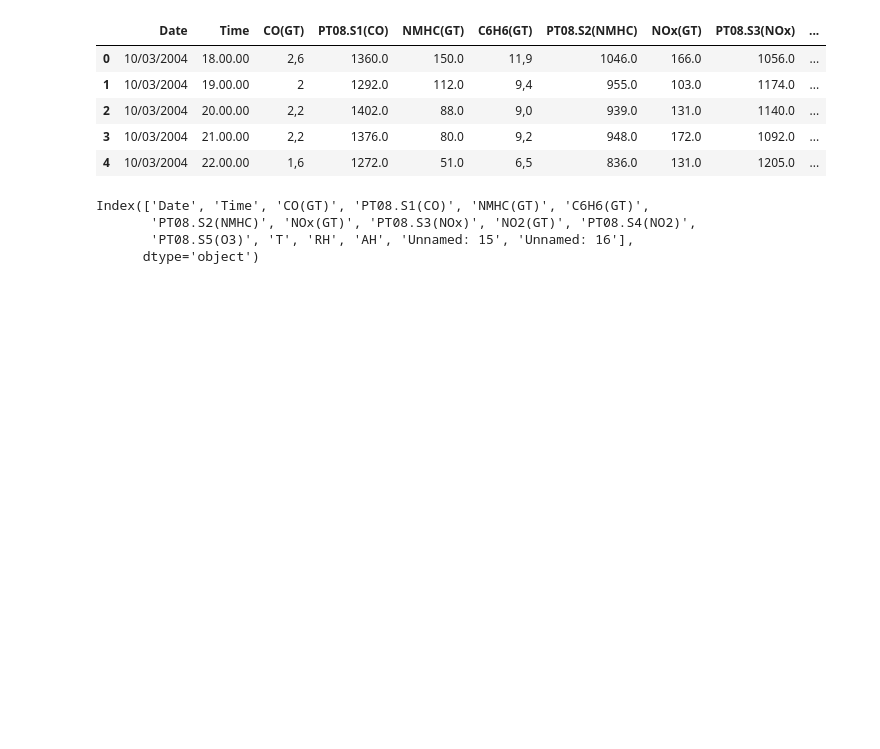
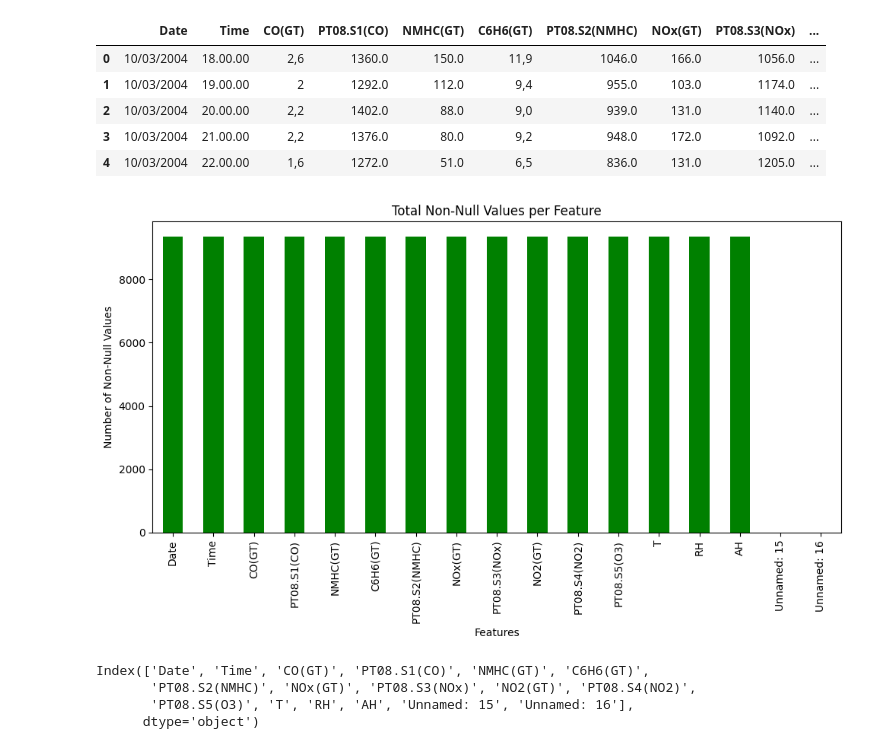
Before and after one commit to MohWasil/AFG-FTL-Group10, a Jupyter notebook: Air_pollution_quality_prediction.ipynb, the cells around one changed output. Saved outputs shown, nothing was run; the diff lists cells and outputs as text; code cells hidden in the pictures; blank space fills up the shorter version.

```diff
--- a/Air_pollution_quality_prediction.ipynb
+++ b/Air_pollution_quality_prediction.ipynb
@@ -59,6 +69,21 @@ data.head(5)
 | 2 | 10/03/2004 | 20.00.00 | 2,2 | 1402.0 | 88.0 | 9,0 | 939.0 | 131.0 | 1140.0 | ... |
 | 3 | 10/03/2004 | 21.00.00 | 2,2 | 1376.0 | 80.0 | 9,2 | 948.0 | 172.0 | 1092.0 | ... |
 | 4 | 10/03/2004 | 22.00.00 | 1,6 | 1272.0 | 51.0 | 6,5 | 836.0 | 131.0 | 1205.0 | ... |
+# %%
+# Ploting total Non Null values of features
+non_null_counts = data.notnull().sum()
+
+# screen size of plot
+plt.figure(figsize=(10, 6))
+non_null_counts.plot(kind='bar', color='green')
+plt.title('Total Non-Null Values per Feature')
+plt.xlabel('Features')
+plt.ylabel('Number of Non-Null Values')
+plt.xticks(rotation=90)
+plt.tight_layout()
+plt.show();
+# %% [output]
+[figure, added]
 # %%
 # Dataset Columns
 data.columns
```
Also changed, not shown: parts of 22 cells of this notebook.
